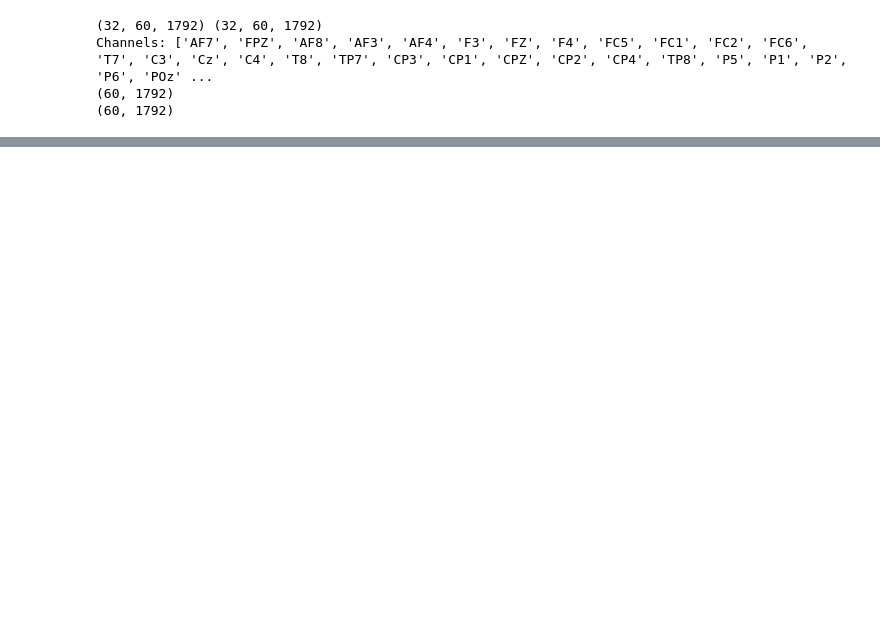
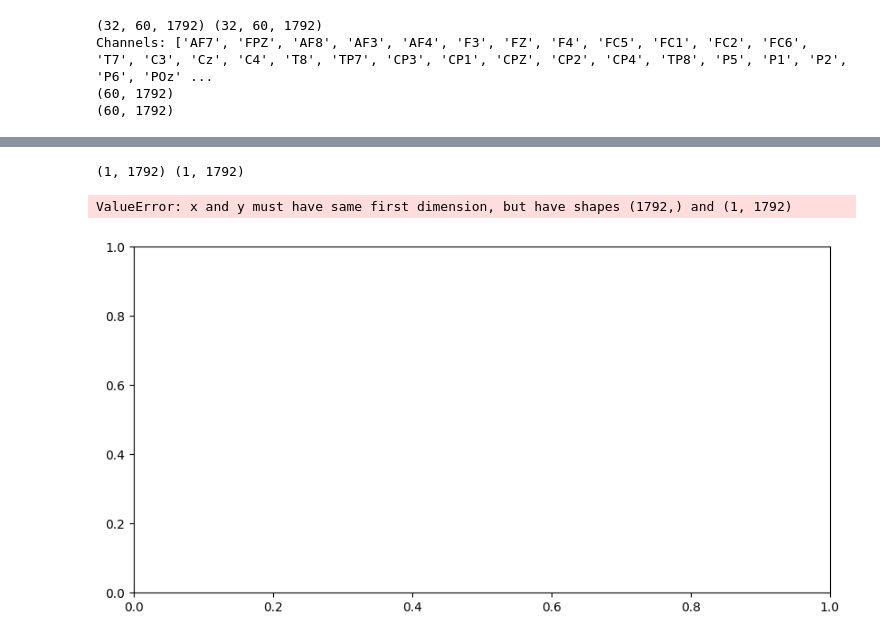
Before and after one commit to CRinHer/Phys-Cog-CISI-Group, a Jupyter notebook: notebooks/H2.ipynb, the cells around one changed output, grey strips where cells are left out. Saved outputs shown, nothing was run; the diff lists cells and outputs as text; code cells hidden in the pictures; blank space fills up the shorter version.

```diff
--- a/notebooks/H2.ipynb
+++ b/notebooks/H2.ipynb
@@ -42,9 +49,9 @@ Shapes — Auditory: (32, 60, 1792), Tactile: (32, 60, 1792)
 (32, 60, 1792) (32, 60, 1792)
 Channels: ['AF7', 'FPZ', 'AF8', 'AF3', 'AF4', 'F3', 'FZ', 'F4', 'FC5', 'FC1', 'FC2', 'FC6', 'T7', 'C3', 'Cz', 'C4', 'T8', 'TP7', 'CP3', 'CP1', 'CPZ', 'CP2', 'CP4', 'TP8', 'P5', 'P1', 'P2', 'P6', 'POz' ...
 # %%
-aud = np.load("../data/processed/P1_subject2_auditory.npy")
-tac = np.load("../data/processed/P1_subject2_tactile.npy")
-meta = np.load("../data/processed/P1_subject2_meta.npy", allow_pickle=True).item()
+aud = np.load("../data/processed/P1_subject2/auditory.npy")
+tac = np.load("../data/processed/P1_subject2/tactile.npy")
+meta = np.load("../data/processed/P1_subject2/meta.npy", allow_pickle=True).item()
 
 print(aud.shape, tac.shape)
 print("Channels:", meta["ch_names"])
@@ -107,0 +143,30 @@ KeyboardInterrupt:
+# %%
+# Other hemisphere (C4 vs. T8)
+C4_idx = meta["ch_names"].index("C4")
+T8_idx = meta["ch_names"].index("T8")
+
+C4_trials = aud[C4_idx]
+T8_trials = aud[T8_idx]
+
+summary_df, curves, curves_shuf = run_trialwise_mi(
+    x_trials=C4_trials,
+    y_trials=T8_trials,
+    label="Auditory",
+    ch_pair=("C4", "T8"),
+    resume=False,
+    lag_range=range(-750, 750, 40),
+    out_dir="../results/trialwise_mi_results",
+    base_params={
+            'embedding_dim': 16,
+            'hidden_dim': 32,
+            'n_layers': 2,
+            'learning_rate': 1e-3,
+            'batch_size': 128,
+            'n_epochs': 150,
+            'patience': 5,
+        }
+)
+# %% [output]
+(1, 1792) (1, 1792)
+ValueError: x and y must have same first dimension, but have shapes (1792,) and (1, 1792)
+[figure, added]
```
Also changed, not shown: parts of 5 cells of this notebook, 3 other files.
